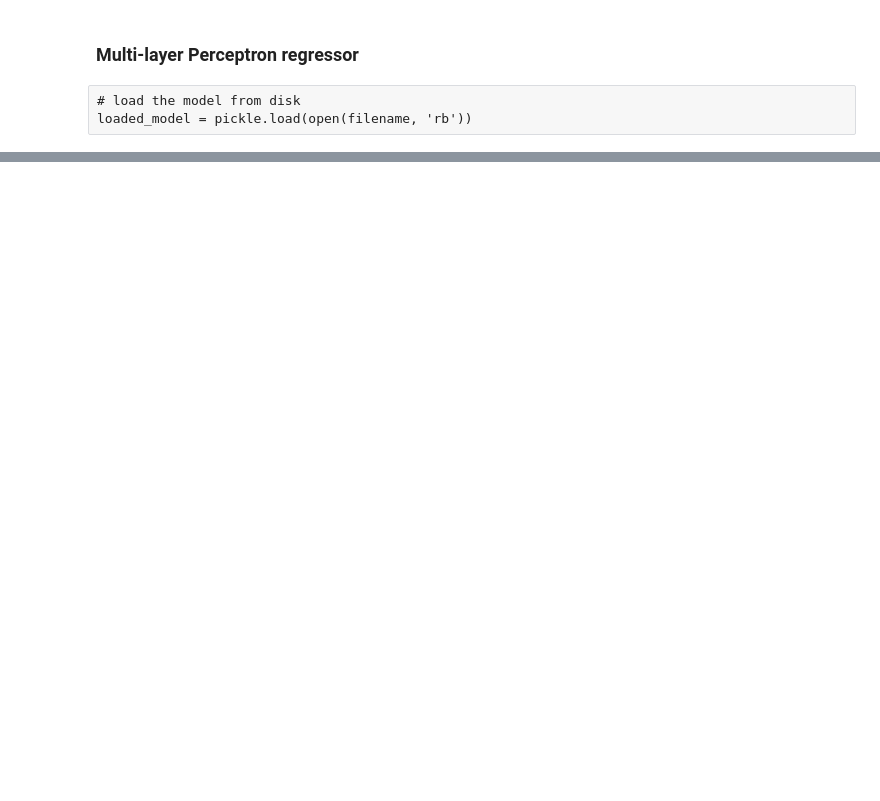
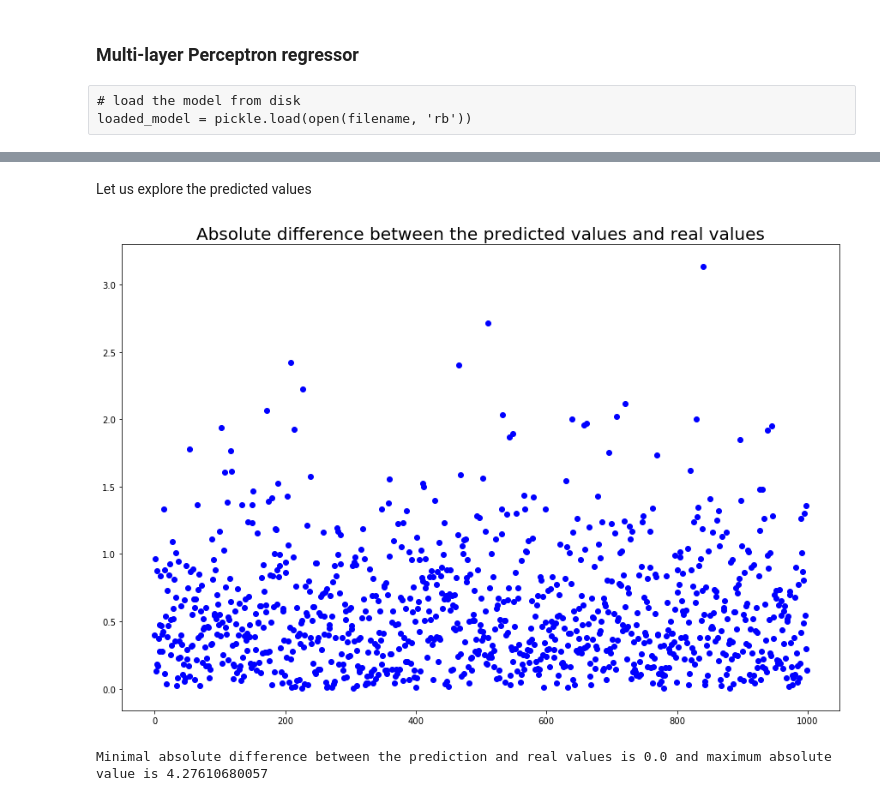
Before and after one commit to vlapparov/NLP-Prediction-Python-Project, a Jupyter notebook: Prediction part.ipynb, the cells around one changed output, grey strips where cells are left out. Drawn from its saved outputs; the diff is of its cells as text; code cells hidden in the pictures; blank space fills up the shorter version.

```diff
--- a/Prediction part.ipynb
+++ b/Prediction part.ipynb
@@ -303,0 +291,16 @@ Mean squared error: 0.48
+# %% [markdown]
+Let us explore the predicted values
+# %%
+res = np.abs(y_valid -predictions_mlpr)
+
+plt.figure(figsize=(15,10))
+nb_points = 1000
+plt.scatter(range(nb_points), res[0:nb_points],  color='blue')
+plt.title ('Absolute difference between the predicted values and real values', fontsize = 20)
+plt.show()
+# %% [output]
+[figure, added]
+# %%
+print('Minimal absolute difference between the prediction and real values is', round(res.min()), 'and maximum absolute value is', res.max())
+# %% [output]
+Minimal absolute difference between the prediction and real values is 0.0 and maximum absolute value is 4.27610680057
```
Also changed, not shown: parts of 19 cells of this notebook.
